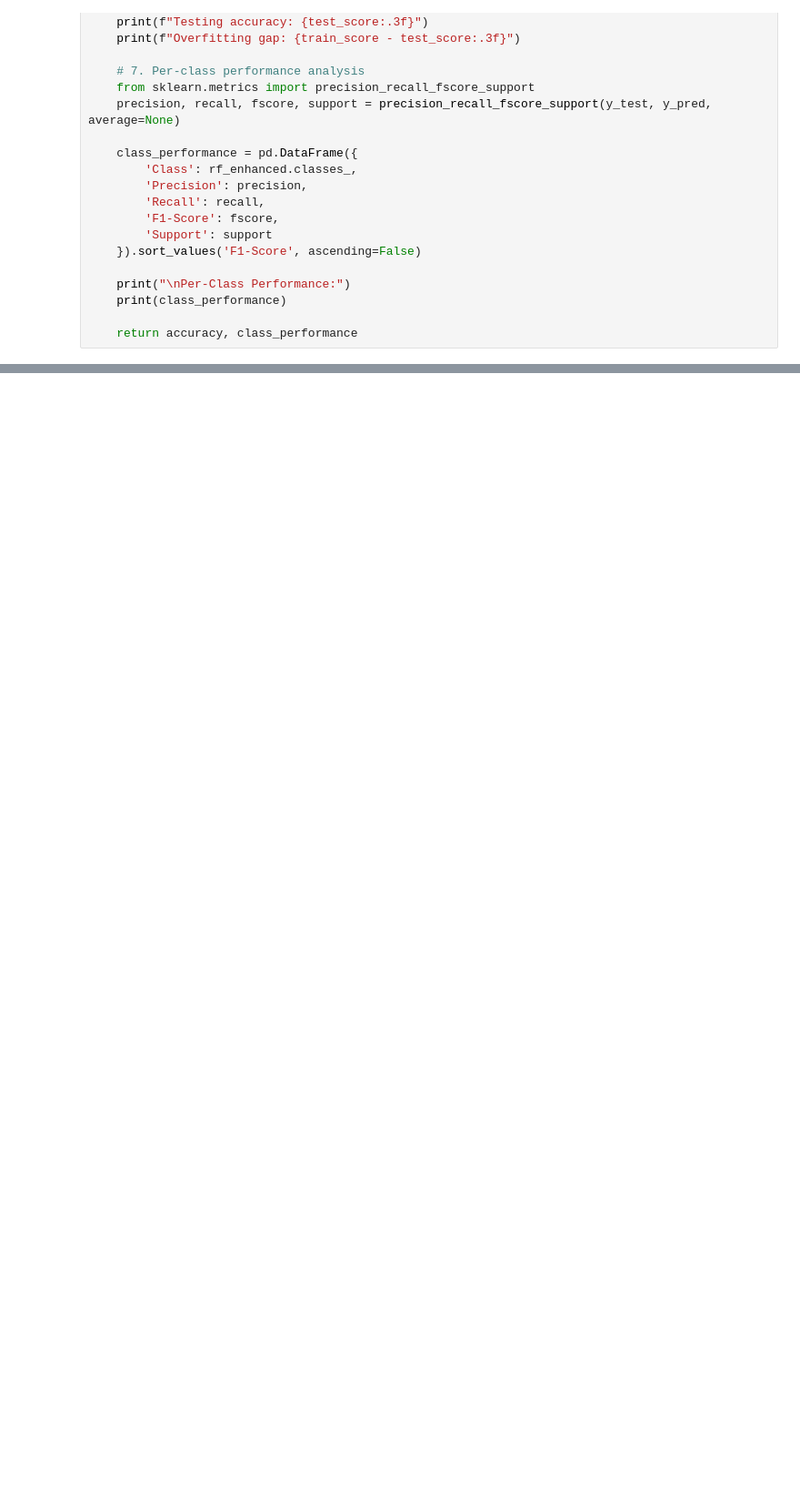
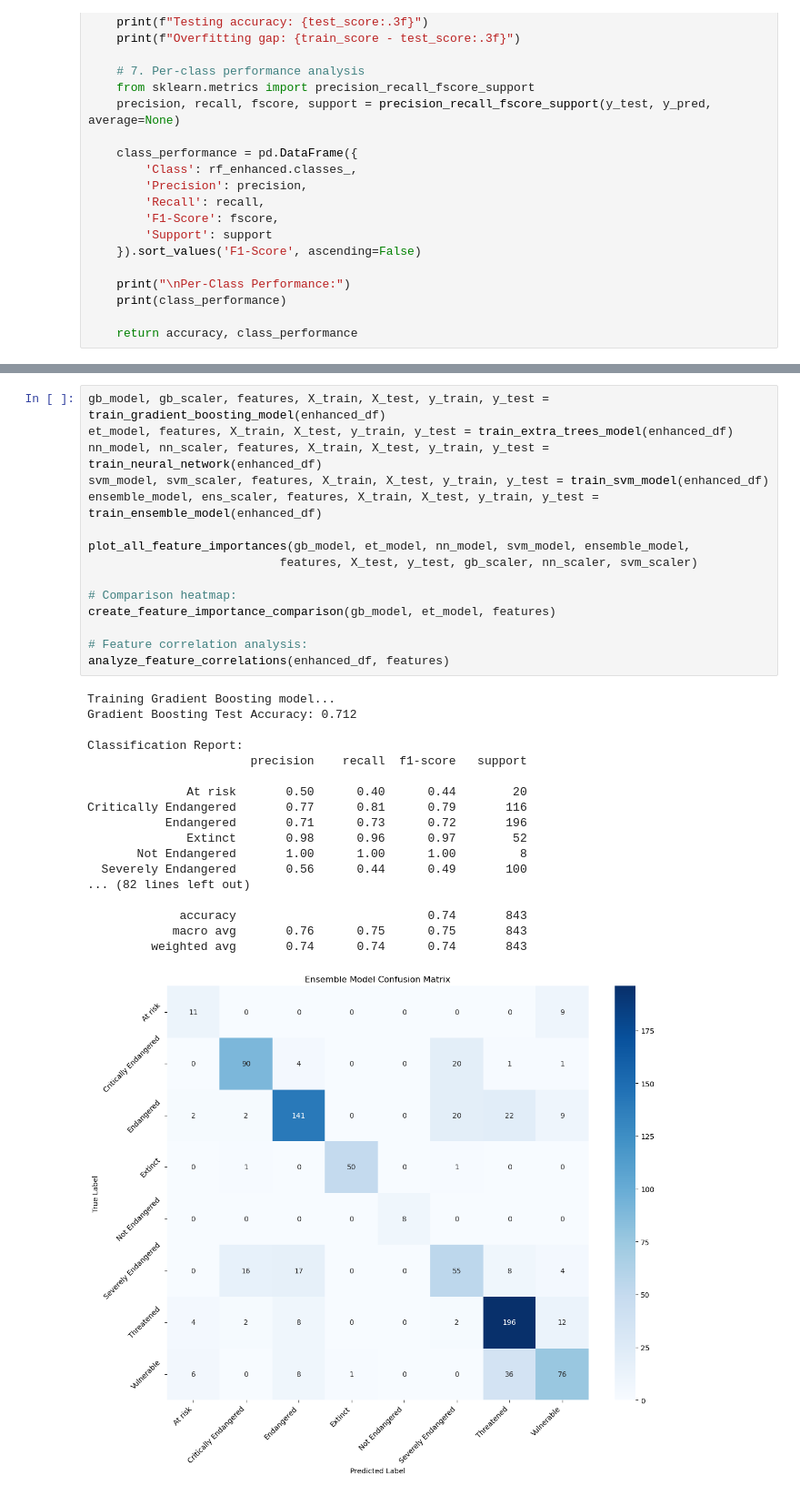
Before and after one commit to helinyilmaz/Language-Endangerment-Prediction, a Jupyter notebook: model.ipynb, the cells around one changed output, grey strips where cells are left out. Shown at 91% size. Drawn from its saved outputs; the diff is of its cells as text; blank space fills up the shorter version.

```diff
--- a/model.ipynb
+++ b/model.ipynb
@@ -1820,0 +2117,34 @@ results = compare_all_models(new_df)
+# %%
+gb_model, gb_scaler, features, X_train, X_test, y_train, y_test = train_gradient_boosting_model(enhanced_df)
+et_model, features, X_train, X_test, y_train, y_test = train_extra_trees_model(enhanced_df)
+nn_model, nn_scaler, features, X_train, X_test, y_train, y_test = train_neural_network(enhanced_df)
+svm_model, svm_scaler, features, X_train, X_test, y_train, y_test = train_svm_model(enhanced_df)
+ensemble_model, ens_scaler, features, X_train, X_test, y_train, y_test = train_ensemble_model(enhanced_df)
+
+plot_all_feature_importances(gb_model, et_model, nn_model, svm_model, ensemble_model,
+                           features, X_test, y_test, gb_scaler, nn_scaler, svm_scaler)
+
+# Comparison heatmap:
+create_feature_importance_comparison(gb_model, et_model, features)
+
+# Feature correlation analysis:
+analyze_feature_correlations(enhanced_df, features)
+# %% [output]
+Training Gradient Boosting model...
+Gradient Boosting Test Accuracy: 0.712
+
+Classification Report:
+                       precision    recall  f1-score   support
+
+              At risk       0.50      0.40      0.44        20
+Critically Endangered       0.77      0.81      0.79       116
+           Endangered       0.71      0.73      0.72       196
+              Extinct       0.98      0.96      0.97        52
+       Not Endangered       1.00      1.00      1.00         8
+  Severely Endangered       0.56      0.44      0.49       100
+... (82 lines left out)
+
+             accuracy                           0.74       843
+            macro avg       0.76      0.75      0.75       843
+         weighted avg       0.74      0.74      0.74       843
+[figure, added]
```
Also changed, not shown: parts of 5 cells of this notebook.
